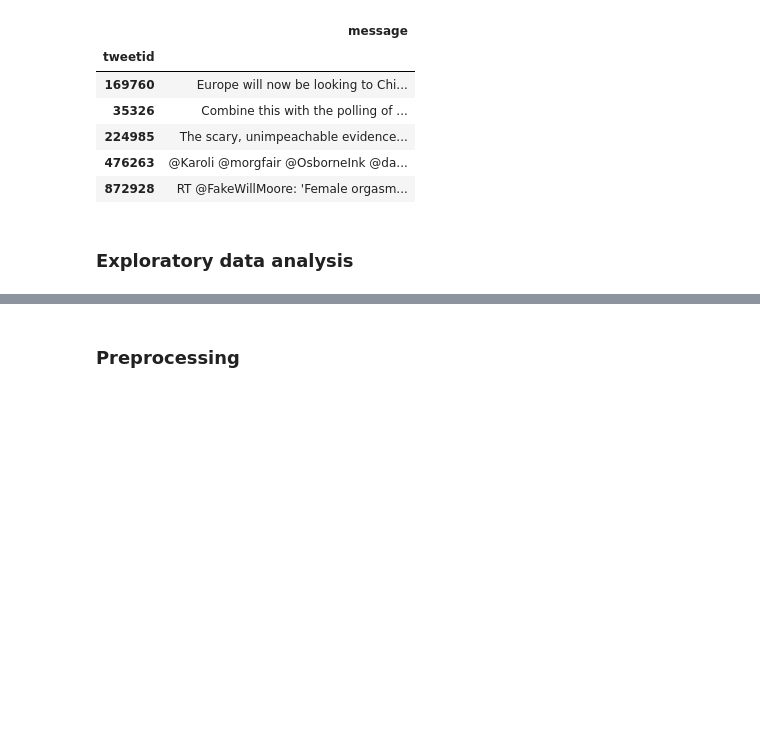
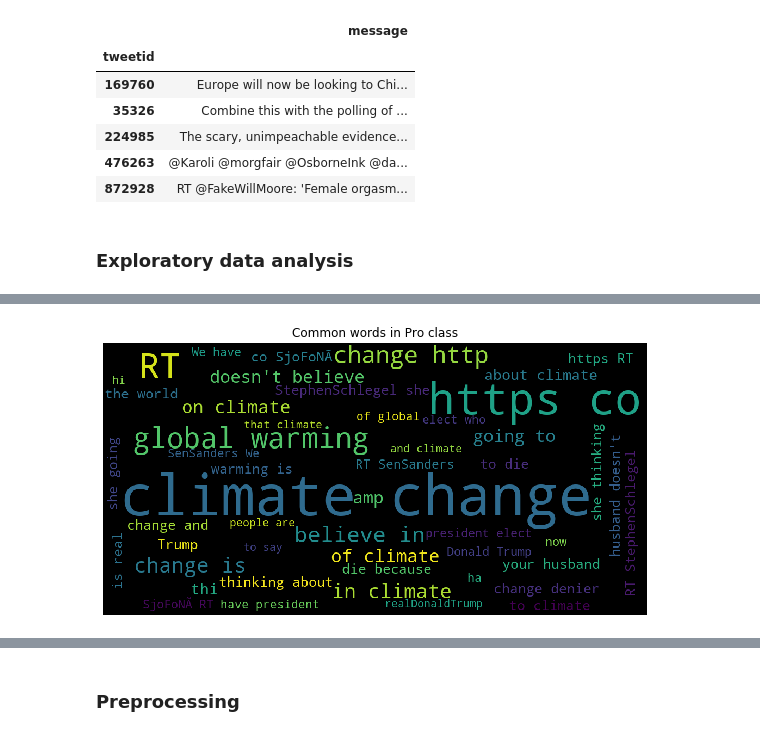
Before and after one commit to Amogelang20/RM1_classification_predict, a Jupyter notebook: Team_RM1_Classification_Predict_Notebook.ipynb, the cells around one changed output, grey strips where cells are left out. Cells and saved outputs as stored; diff of their text form; code cells hidden in the pictures; blank space fills up the shorter version.

```diff
--- a/Team_RM1_Classification_Predict_Notebook.ipynb
+++ b/Team_RM1_Classification_Predict_Notebook.ipynb
@@ -78,0 +221,10 @@ df_test.head()
+# %%
+k= (' '.join(df_Pro['message']))
+
+wordcloud = WordCloud(width = 1000, height = 500,max_words=50).generate(k)
+plt.figure(figsize=(15,5))
+plt.imshow(wordcloud)
+plt.axis('off')
+plt.title('Common words in Pro class');
+# %% [output]
+[figure, added]
```
Also changed, not shown: parts of 12 cells of this notebook.
